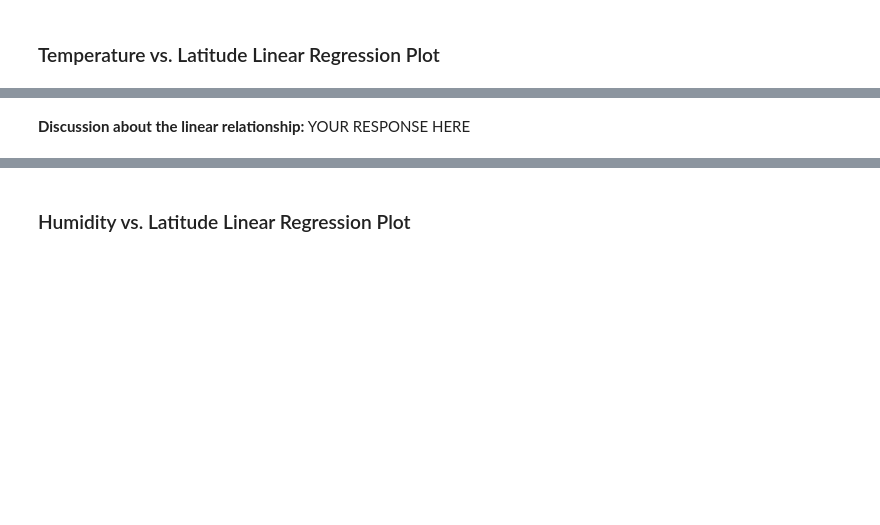
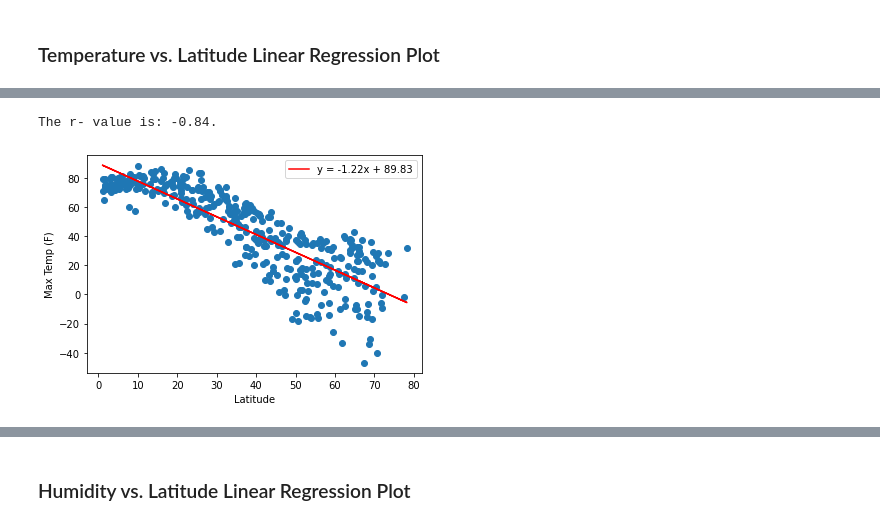
Before and after one commit to nouyang0620/python-api-challenge, a Jupyter notebook: WeatherPy/WeatherPy.ipynb, the cells around one changed output, grey strips where cells are left out. Saved outputs shown, nothing was run; the diff lists cells and outputs as text; code cells hidden in the pictures; blank space fills up the shorter version.

```diff
--- a/WeatherPy/WeatherPy.ipynb
+++ b/WeatherPy/WeatherPy.ipynb
@@ -276,2 +275,23 @@ plt.show()
+# %%
+# Define a function to create Linear Regression plots
+def regressionplot (x, y):
+
+    # Correlation calculation
+    correlation = st.pearsonr(x,y)
+
+    # Display correlation result
+    print(f"The r- value is: {round(correlation[0],2)}.")
+
+    # Calculate linear regression
+    (slope, intercept, rvalue, pvalue, stderr) = linregress(x, y)
+    regress_values = x * slope + intercept
+    line_eq = "y = " + str(round(slope,2)) + "x + " + str(round(intercept,2))
+
+    # Plot scatter plot with linear regression line
+    plt.scatter(x,y)
+    plt.plot(x,regress_values,"r-",label=line_eq.format(slope,intercept))
+
+    # Add legend
+    plt.legend()
 # %%
 # Create a DataFrame with the Northern Hemisphere data (Latitude >= 0)
@@ -318,2 +326,13 @@ The r-value is: 0.4121057168607245
-# %% [markdown]
-**Discussion about the linear relationship:** YOUR RESPONSE HERE
+# %%
+# Linear regression on Northern Hemisphere
+line_eq = regressionplot(x = northern_hemi_df['Lat'], y = northern_hemi_df['Max Temp'])
+
+# Add labels
+plt.xlabel('Latitude')
+plt.ylabel('Max Temp (F)')
+
+# Display
+plt.show()
+# %% [output]
+The r- value is: -0.84.
+[figure, added]
```
Also changed, not shown: parts of 35 cells of this notebook, 5 other files.
